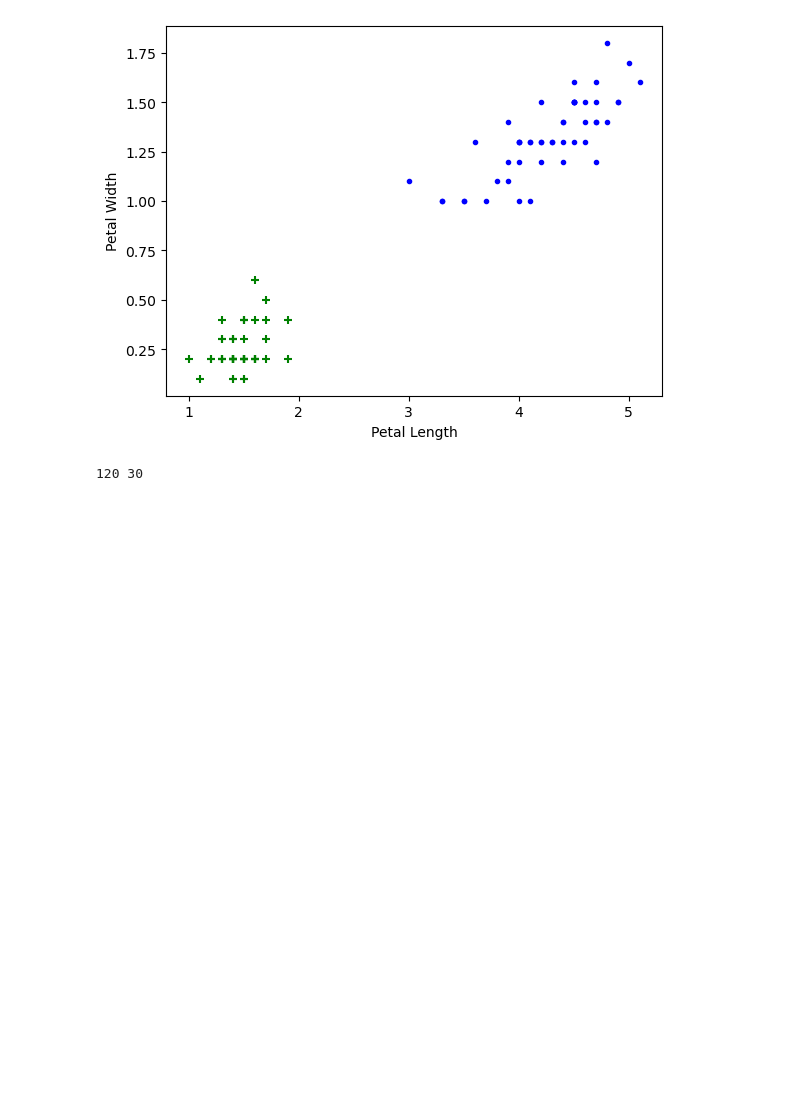
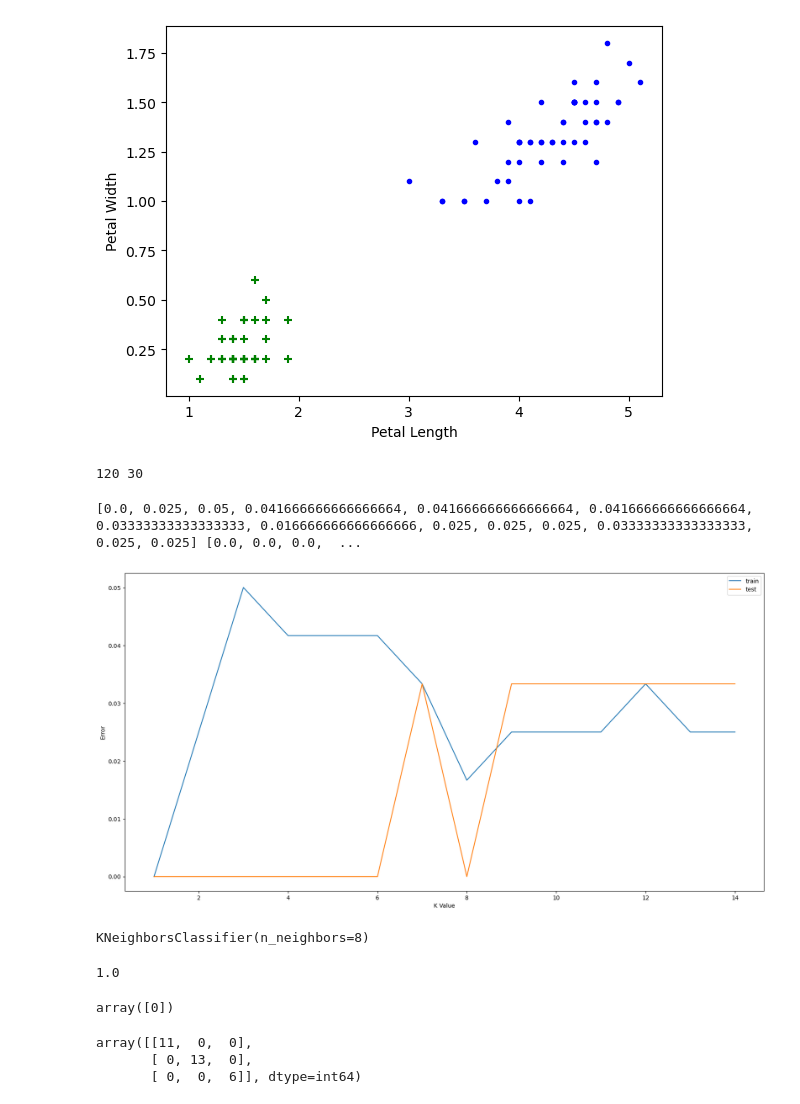
Before and after one commit to Vinu-1975/Machine_Learning_Lab, a Jupyter notebook: Lab 7 - KNN/knn.ipynb, the cells around one changed output. Saved outputs shown, nothing was run; the diff lists cells and outputs as text; code cells hidden in the pictures; blank space fills up the shorter version.

```diff
--- a/Lab 7 - KNN/knn.ipynb
+++ b/Lab 7 - KNN/knn.ipynb
@@ -113,6 +114,8 @@ print(len(X_train),len(X_test))
 # %% [output]
 120 30
 # %%
+# finding appropriate K Value
+
 from sklearn.neighbors import KNeighborsClassifier
 
 error1 = []
@@ -121,4 +124,44 @@ for k in range(1,15):
     knn = KNeighborsClassifier(n_neighbors=k)
     knn.fit(X_train,y_train)
     y_pred1 = knn.predict(X_train)
-    error1.append()
+    error1.append(np.mean(y_train!=y_pred1))
+    y_pred2 = knn.predict(X_test)
+    error2.append(np.mean(y_test!=y_pred2))
+print(error1,error2)
+# %% [output]
+[0.0, 0.025, 0.05, 0.041666666666666664, 0.041666666666666664, 0.041666666666666664, 0.03333333333333333, 0.016666666666666666, 0.025, 0.025, 0.025, 0.03333333333333333, 0.025, 0.025] [0.0, 0.0, 0.0,  ...
+# %%
+plt.figure(figsize=(20,10))
+plt.plot(range(1,15),error1,label='train')
+plt.plot(range(1,15),error2,label='test')
+plt.xlabel('K Value')
+plt.ylabel('Error')
+plt.legend()
+plt.show()
+# %% [output]
+[figure, added]
+# %%
+## Model Creation
+
+knn = KNeighborsClassifier(n_neighbors=8)
+knn.fit(X,y)
+# %% [output]
+KNeighborsClassifier(n_neighbors=8)
+# %%
+knn.score(X_test,y_test)
+# %% [output]
+1.0
+# %%
+knn.predict([[4.8,3.0,1.5,0.3]])
+# %% [output]
+array([0])
+# %%
+from sklearn.metrics import confusion_matrix
+
+y_pred = knn.predict(X_test)
+cm = confusion_matrix(y_test,y_pred)
+cm
+# %% [output]
+array([[11,  0,  0],
+       [ 0, 13,  0],
+       [ 0,  0,  6]], dtype=int64)
```
Also changed, not shown: parts of 8 cells of this notebook, 1 other file.
